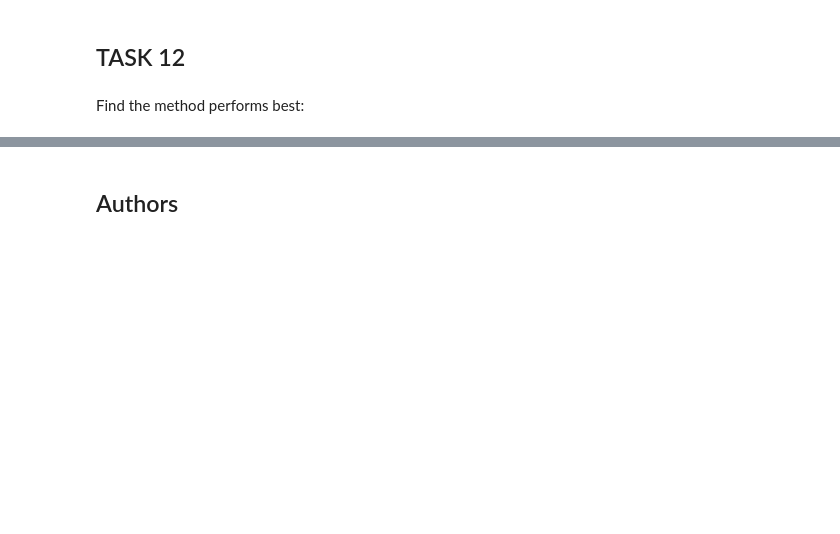
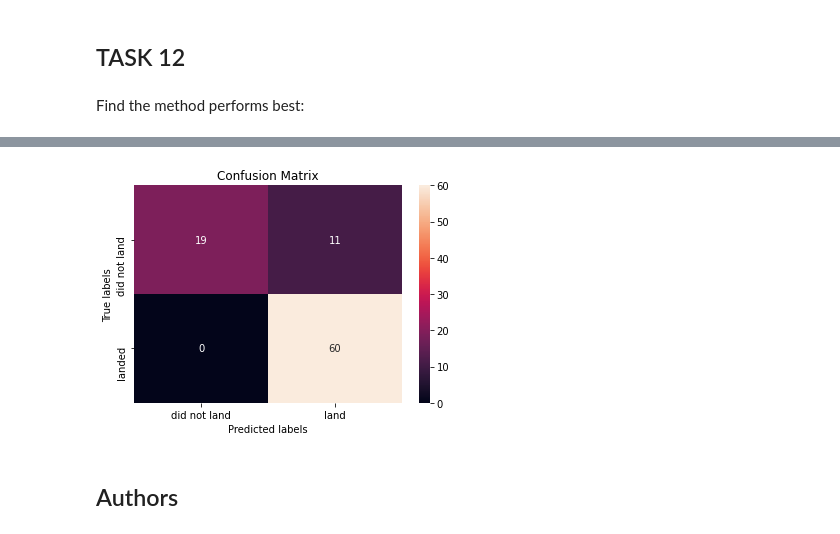
Before and after one commit to henningXZT/applied_ds_capstone, a Jupyter notebook: Predictive Analysis.ipynb, the cells around one changed output, grey strips where cells are left out. Cells and saved outputs as stored; diff of their text form; code cells hidden in the pictures; blank space fills up the shorter version.

```diff
--- a/Predictive Analysis.ipynb
+++ b/Predictive Analysis.ipynb
@@ -337,3 +349,8 @@ Model: KNeighborsClassifier(), Mean score: 0.7666666666666667, STD: 0.0647883543
+# %%
+yhat = svm_cv.predict(X)
+plot_confusion_matrix(Y,yhat)
+# %% [output]
+[figure, added]
 # %% [markdown]
 ## Authors
 # %% [markdown]
```
Also changed, not shown: parts of 4 cells of this notebook.
